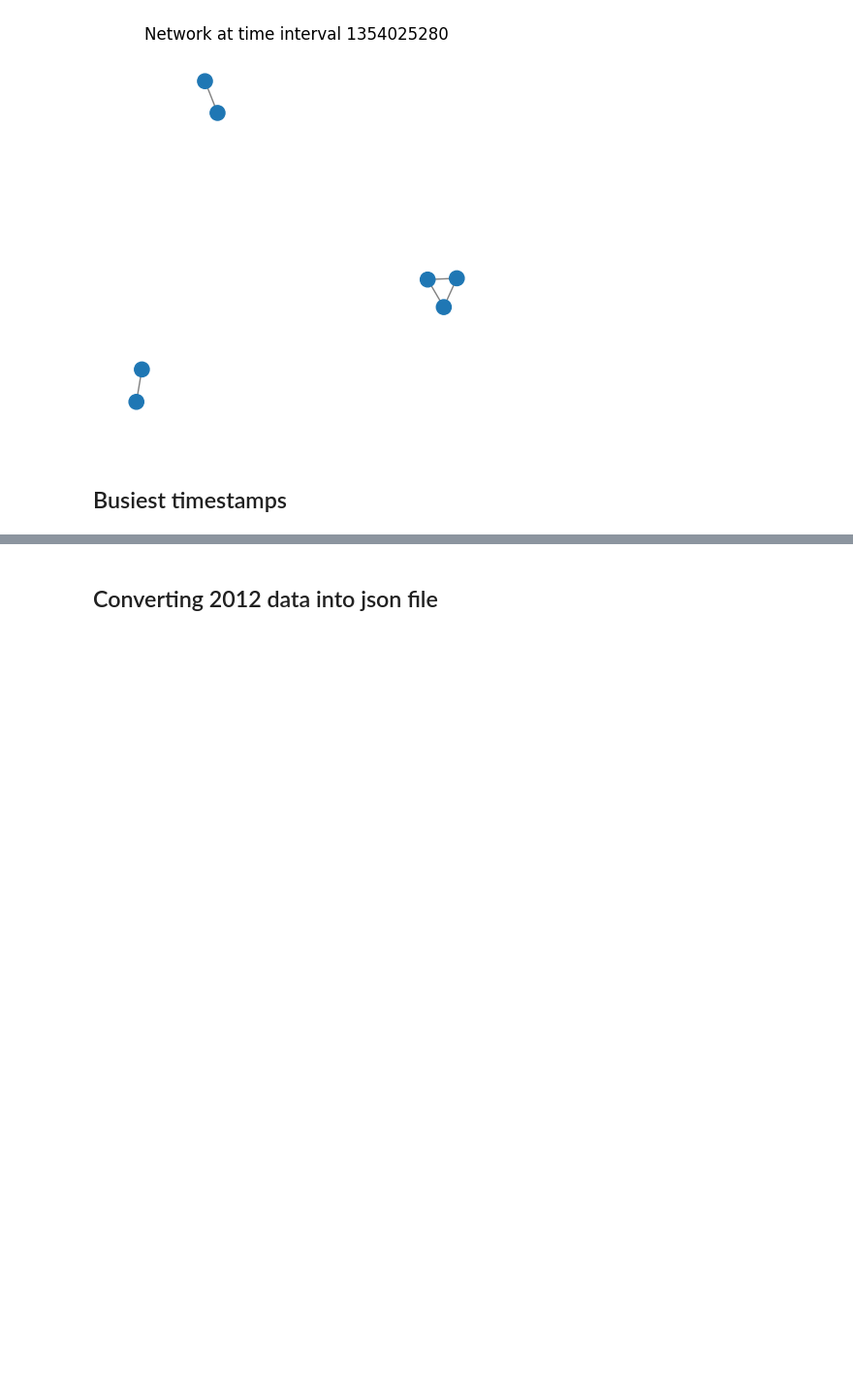
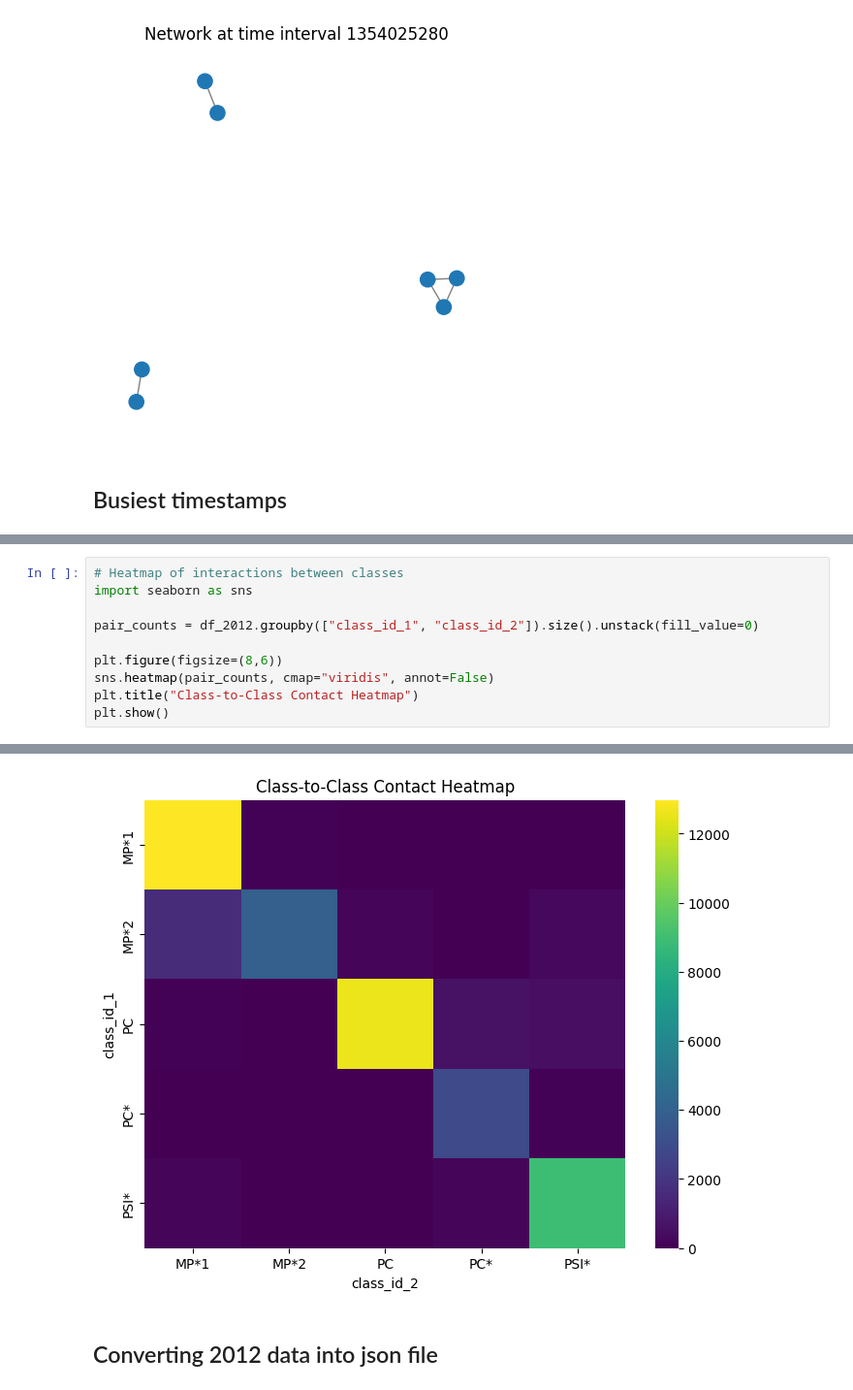
Before and after one commit to mibar3/NetworkRugs, a Jupyter notebook: contact_pattern.ipynb, the cells around one changed output, grey strips where cells are left out. Shown at 97% size. Drawn from its saved outputs; the diff is of its cells as text; blank space fills up the shorter version.

Commit message:
new testing files and additions in contact_pattern

```diff
--- a/contact_pattern.ipynb
+++ b/contact_pattern.ipynb
@@ -388,0 +404,11 @@ Top 10 busiest timestamps: [1353657040, 1353657120, 1353311960, 1353657480, 1353
+# %%
+# Heatmap of interactions between classes
+import seaborn as sns
+
+pair_counts = df_2012.groupby(["class_id_1", "class_id_2"]).size().unstack(fill_value=0)
+
+plt.figure(figsize=(8,6))
+sns.heatmap(pair_counts, cmap="viridis", annot=False)
+plt.title("Class-to-Class Contact Heatmap")
+plt.show()
+# %% [output]
@@ -389,3 +434,4 @@ Top 10 busiest timestamps: [1353657040, 1353657120, 1353311960, 1353657480, 1353
+[figure, added]
 # %% [markdown]
 ## Converting 2012 data into json file
 # %%
```
Also changed, not shown: parts of 6 cells of this notebook, 4 other files.
